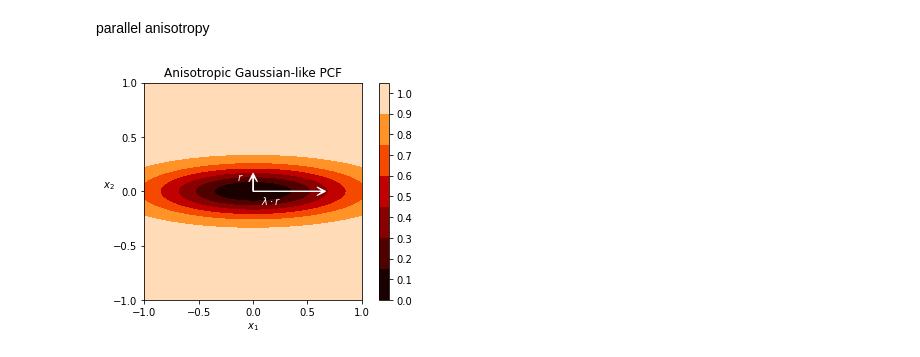
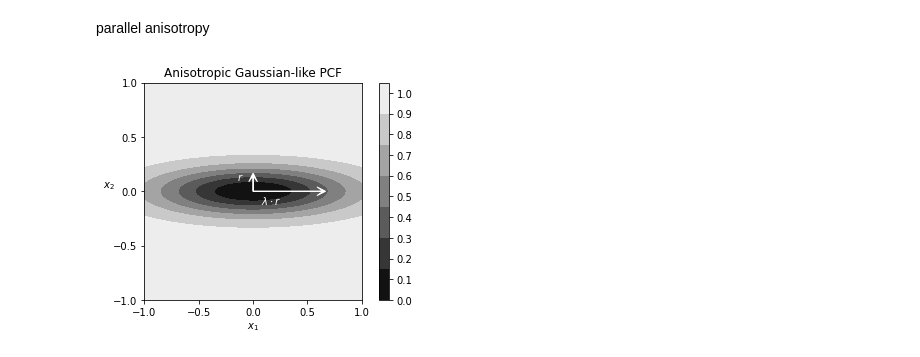
Before and after one commit to LGhilotti/pp_mix, a Jupyter notebook: thesis_analysis/simulations/ContourPaper.ipynb, the cells around one changed output. Saved outputs shown, nothing was run; the diff lists cells and outputs as text; code cells hidden in the pictures.

```diff
--- a/thesis_analysis/simulations/ContourPaper.ipynb
+++ b/thesis_analysis/simulations/ContourPaper.ipynb
@@ -85,25 +115,25 @@ G_aniso_paral = g_aniso_paral(Z1,Z2)
 # %%
 fig,ax=plt.subplots(1,1)
 v=np.linspace(0,1,11,endpoint=True)
-cp = ax.contourf(Z1, Z2, G_aniso_paral,cmap='gist_heat')
+cp = ax.contourf(Z1, Z2, G_aniso_paral,cmap='gist_gray')
 plt.colorbar(cp,ticks=v)
 #fig.colorbar(cp) # Add a colorbar to a plot
 ax.set_title('Anisotropic Gaussian-like PCF')
 ax.set_xlabel('$x_1$')
 h=ax.set_ylabel('$x_2$')
 h.set_rotation(0)
 plt.xticks(np.arange(-1, 1.25, step=0.5))
 plt.yticks(np.arange(-1, 1.25, step=0.5))
 plt.arrow(0,0,2/3,0,color='white', lw = 1,
              head_width=0.08, head_length=0.08, overhang = 0.7,
              length_includes_head= True)
 plt.arrow(0,0,0,1/6,color='white', lw = 1,
              head_width=0.08, head_length=0.08, overhang = 0.7,
              length_includes_head= True)
 plt.text(0.07,-0.12, r'$\lambda \cdot r$', color='white')
 plt.text(-0.15,0.1, r'$r$', color='white')
 
 plt.gca().set_aspect('equal', adjustable='box')
 fig.savefig('aniso_paral_eigen_pcf.pdf',bbox_inches="tight")
 # %% [output]
-[figure, old version]
+[figure, new version]
```
Also changed, not shown: parts of 6 cells of this notebook.
